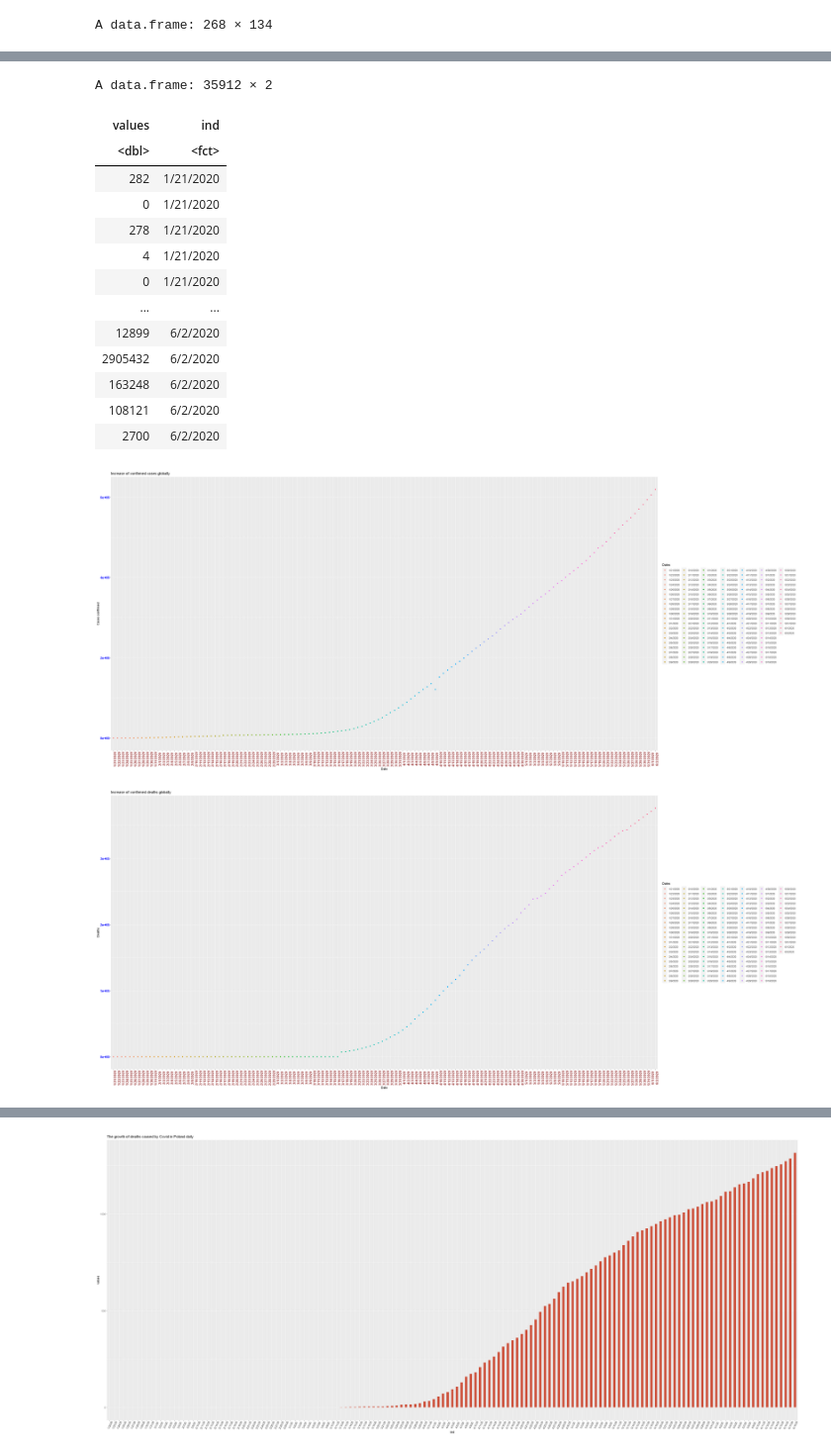
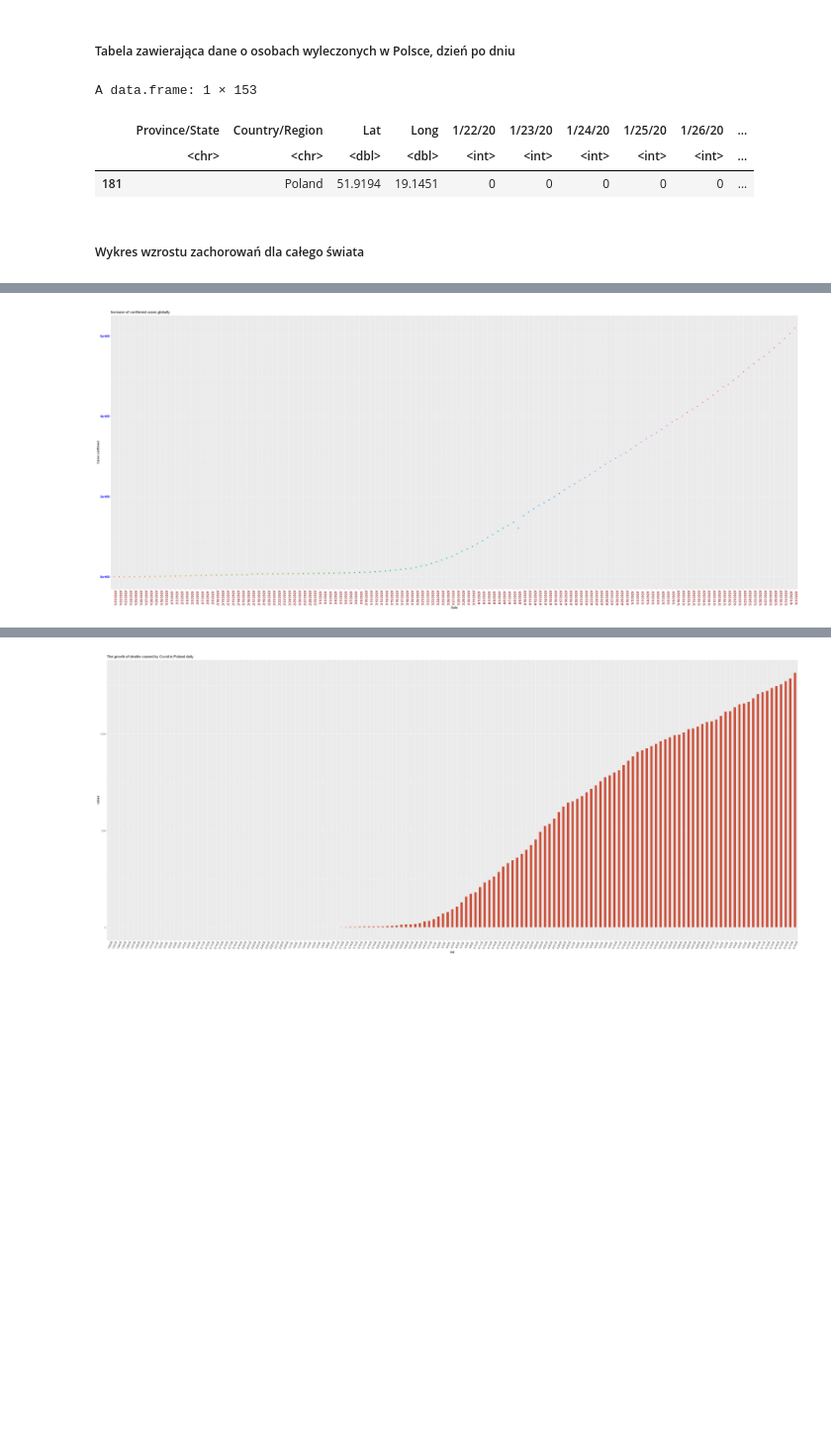
Before and after one commit to dawbit/COVID-19-report, a Jupyter notebook: COVID-19 report R.ipynb, the cells around one changed output, grey strips where cells are left out. Shown at 99% size. Drawn from its saved outputs; the diff is of its cells as text; code cells hidden in the pictures; blank space fills up the shorter version.

```diff
--- a/COVID-19 report R.ipynb
+++ b/COVID-19 report R.ipynb
@@ -124,23 +115,26 @@ A data.frame: 1 × 153
+# %% [markdown]
+##### Tabela zawierająca dane o osobach wyleczonych w Polsce, dzień po dniu
+# %%
+Recoveries_Poland <- Recoveries_raw[which(Recoveries_raw$"Country/Region" == "Poland"),]
+Recoveries_Poland
+# %% [output]
+A data.frame: 1 × 153
+|  | Province/State | Country/Region | Lat | Long | 1/22/20 | 1/23/20 | 1/24/20 | 1/25/20 | 1/26/20 | ... |
+|  | <chr> | <chr> | <dbl> | <dbl> | <int> | <int> | <int> | <int> | <int> | ... |
+| 181 |  | Poland | 51.9194 | 19.1451 | 0 | 0 | 0 | 0 | 0 | ... |
+# %% [markdown]
+##### Wykres wzrostu zachorowań dla całego świata
 # %%
 pattern <- "..."
 #Ustawienie wyświetlania tabelek
 options(repr.matrix.max.rows=10, repr.matrix.max.cols=40)
-#test
-
 v2 <- multiple.df[["Country.Region"]]
-#v3 <- filter(multiple.df, grepl("Country.Region", "China"))
-#v4 <- filter(grepl("Country.Region", multiple.df))
 v5 <- multiple.df[grepl("^[5][0-9][1]$", multiple.df$X1.23.2020), ]
 v5 <- multiple.df[grepl("^[5][0-9][1]$", multiple.df$X1.23.2020), ]
 
-#slice(multiple.df, 1:n())
-#v5
-
-#v5[v5$X1.23.2020 == "581"]
-
 bezPierwszych3 = select(multiple.df, contains("2020")) #dookola ale dziala
 bezPierwszych3[is.na(bezPierwszych3)] = 0
-bezPierwszych3
+# bezPierwszych3
 #globalne potwierdzone
 globalConfirmed = bezPierwszych3[1,]
 globalConfirmed = stack(globalConfirmed)
@@ -155,43 +149,10 @@ chinaDeaths = bezPierwszych3[5,]
 chinaDeaths = stack(chinaDeaths)
 
 bezPierwszych3 = stack(bezPierwszych3)
-#dane bez pierwszych 3 kolumn
-bezPierwszych3
-
 #rozmiar wykresu
 options(repr.plot.width=35, repr.plot.height=15)
 
-#ten nie ma sensu w sumie
-#ggplot(bezPierwszych3, aes(ind, values, color = ind)) + geom_point()
-
-#Wykres wzrostu zachorowań dla całego świata
-ggplot(globalConfirmed, aes(ind, values, color = ind)) + geom_point() + labs(y = "Cases confirmed", x = "Date", color = "Dates") + ggtitle("Increase of confirmed cases globally")  + theme(axis.text.x = element_text(face = "bold", color = "#993333", size = 12, angle = 90), axis.text.y = element_text(face = "bold", color = "blue",size = 12))
-#Wykres wzrostu śmierci dla całego świata
-ggplot(globalDeaths, aes(ind, values, color = ind)) + geom_point() + labs(y = "Deaths", x = "Date", color = "Dates") + ggtitle("Increase of confirmed deaths globally") + theme(axis.text.x = element_text(face = "bold", color = "#993333", size = 12, angle = 90), axis.text.y = element_text(face = "bold", color = "blue",size = 12))
-#Wykres wzrostu zachorowań dla Chin
-ggplot(chinaConfirmed, aes(ind, values, color = ind)) + geom_point() + labs(y = "Cases confirmed", x = "Date", color = "Dates") + ggtitle("Increase of confirmed cases in China") + theme(axis.text.x = element_text(face = "bold", color = "#993333", size = 12, angle = 90), axis.text.y = element_text(face = "bold", color = "blue",size = 12))
-#Wykres wzrostu śmierci dla Chin
-ggplot(chinaDeaths, aes(ind, values, color = ind)) + geom_point() + labs(y = "Deaths", x = "Date", color = "Dates") + ggtitle("Increase of confirmed deaths in China") + theme(axis.text.x = element_text(face = "bold", color = "#993333", size = 12, angle = 90), axis.text.y = element_text(face = "bold", color = "blue",size = 12))
-
-#row1trans <- t(row1)
-#row1trans
-
-#colnames(row1trans) <- c("date", "value")
-#colnames(row1trans)
-#colnames(bezPierwszych3)
-
-#ggplot(row1) + geom_line()
-
-######
-#row1[[1]]
-#colnames(row1)
-######
-
-
-#ggplot(bezPierwszych3, aes(X4.12.2020,X4.13.2020,"lol")) + geom_line()
-#v5
-#v5[[117]]
-#v4
-#v2
+ggplot(globalConfirmed, aes(ind, values, color = ind)) + geom_point() + labs(y = "Cases confirmed", x = "Date", color = "Dates") + ggtitle("Increase of confirmed cases globally") + theme(legend.position = "none",
+        axis.text.x = element_text(face = "bold", color = "#993333", size = 12, angle = 90),
+        axis.text.y = element_text(face = "bold", color = "blue",size = 12))
 # %% [output]
-A data.frame: 268 × 134
@@ -211,16 +159 @@ A data.frame: 268 × 134
-A data.frame: 35912 × 2
-| values | ind |
-| <dbl> | <fct> |
-| 282 | 1/21/2020 |
-| 0 | 1/21/2020 |
-| 278 | 1/21/2020 |
-| 4 | 1/21/2020 |
-| 0 | 1/21/2020 |
-| ... | ... |
-| 12899 | 6/2/2020 |
-| 2905432 | 6/2/2020 |
-| 163248 | 6/2/2020 |
-| 108121 | 6/2/2020 |
-| 2700 | 6/2/2020 |
-[figure, old version]
+[figure, new version]
-[figure, removed]
```
Also changed, not shown: parts of 22 cells of this notebook, 1 other file.
